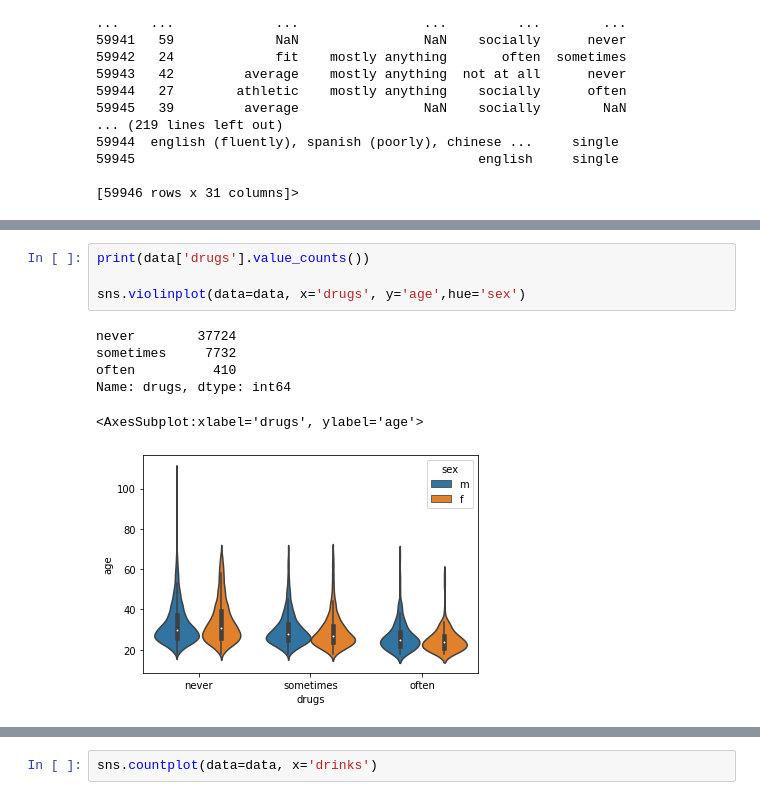
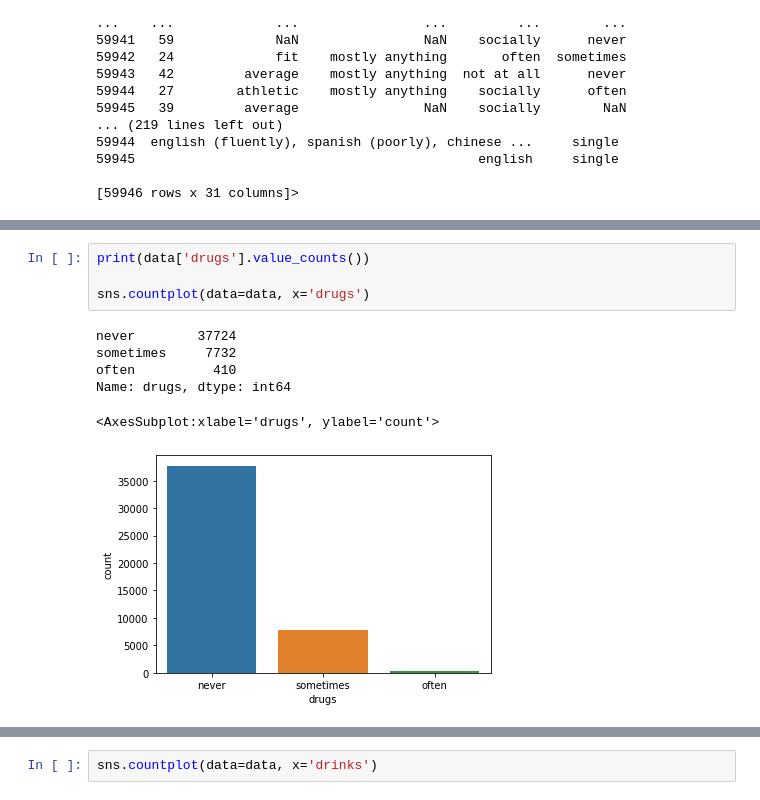
Before and after one commit to ClaudioLutz/okcupid-date-a-scientist-portfolio-project, a Jupyter notebook: date-a-scientist.ipynb, the cells around one changed output, grey strips where cells are left out. Saved outputs shown, nothing was run; the diff lists cells and outputs as text.

```diff
--- a/date-a-scientist.ipynb
+++ b/date-a-scientist.ipynb
@@ -85,11 +102,11 @@ import seaborn as sns
 # %%
 print(data['drugs'].value_counts())
 
-sns.violinplot(data=data, x='drugs', y='age',hue='sex')
+sns.countplot(data=data, x='drugs')
 # %% [output]
 never        37724
 sometimes     7732
 often          410
 Name: drugs, dtype: int64
-<AxesSubplot:xlabel='drugs', ylabel='age'>
+<AxesSubplot:xlabel='drugs', ylabel='count'>
-[figure, old version]
+[figure, new version]
```
Also changed, not shown: parts of 23 cells of this notebook.
